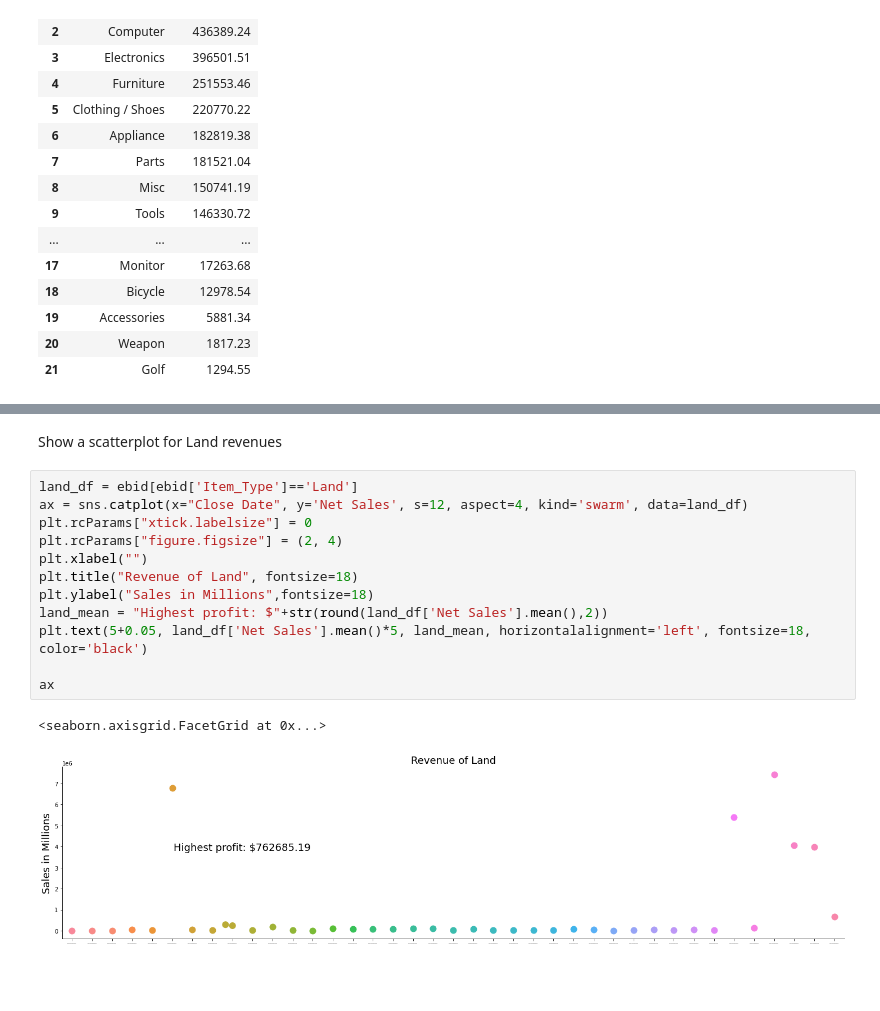
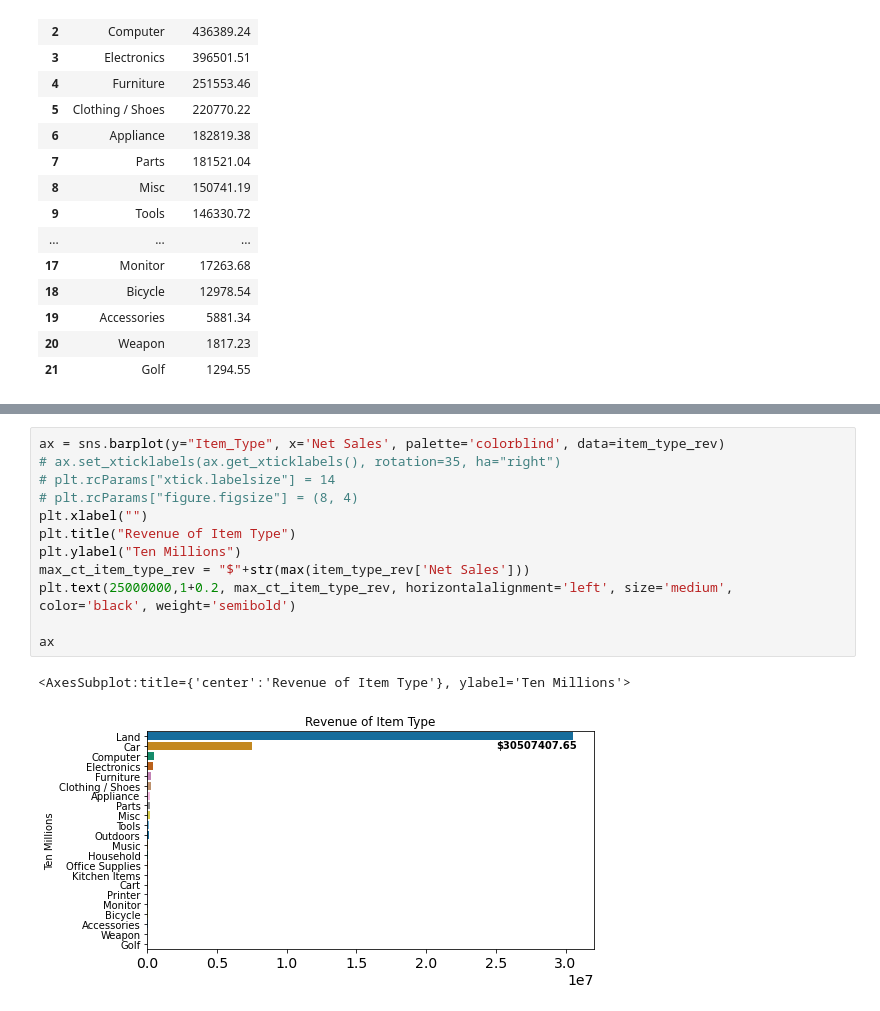
Before and after one commit to ausifer/nashville-gov-selling-stuff, a Jupyter notebook: notebooks/nashville_gov_selling_stuff.ipynb, the cells around one changed output, grey strips where cells are left out. Drawn from its saved outputs; the diff is of its cells as text; blank space fills up the shorter version.

```diff
--- a/notebooks/nashville_gov_selling_stuff.ipynb
+++ b/notebooks/nashville_gov_selling_stuff.ipynb
@@ -519,17 +420,15 @@ Music's item count: 240
-# %% [markdown]
-Show a scatterplot for Land revenues
-# %%
-land_df = ebid[ebid['Item_Type']=='Land']
-ax = sns.catplot(x="Close Date", y='Net Sales', s=12, aspect=4, kind='swarm', data=land_df)
-plt.rcParams["xtick.labelsize"] = 0
-plt.rcParams["figure.figsize"] = (2, 4)
-plt.xlabel("")
-plt.title("Revenue of Land", fontsize=18)
-plt.ylabel("Sales in Millions",fontsize=18)
-land_mean = "Highest profit: $"+str(round(land_df['Net Sales'].mean(),2))
-plt.text(5+0.05, land_df['Net Sales'].mean()*5, land_mean, horizontalalignment='left', fontsize=18, color='black')
-
-ax
-# %% [output]
-<seaborn.axisgrid.FacetGrid at 0x...>
-[figure, removed]
+# %%
+ax = sns.barplot(y="Item_Type", x='Net Sales', palette='colorblind', data=item_type_rev)
+# ax.set_xticklabels(ax.get_xticklabels(), rotation=35, ha="right")
+# plt.rcParams["xtick.labelsize"] = 14
+# plt.rcParams["figure.figsize"] = (8, 4)
+plt.xlabel("")
+plt.title("Revenue of Item Type")
+plt.ylabel("Ten Millions")
+max_ct_item_type_rev = "$"+str(max(item_type_rev['Net Sales']))
+plt.text(25000000,1+0.2, max_ct_item_type_rev, horizontalalignment='left', size='medium', color='black', weight='semibold')
+
+ax
+# %% [output]
+<AxesSubplot:title={'center':'Revenue of Item Type'}, ylabel='Ten Millions'>
+[figure, added]
```
Also changed, not shown: parts of 22 cells of this notebook.
